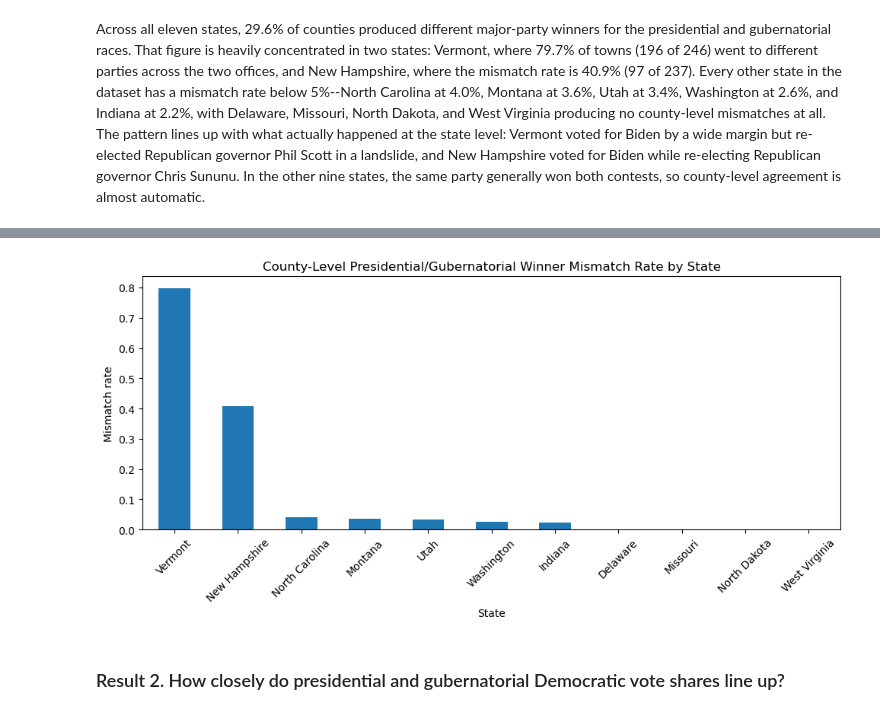
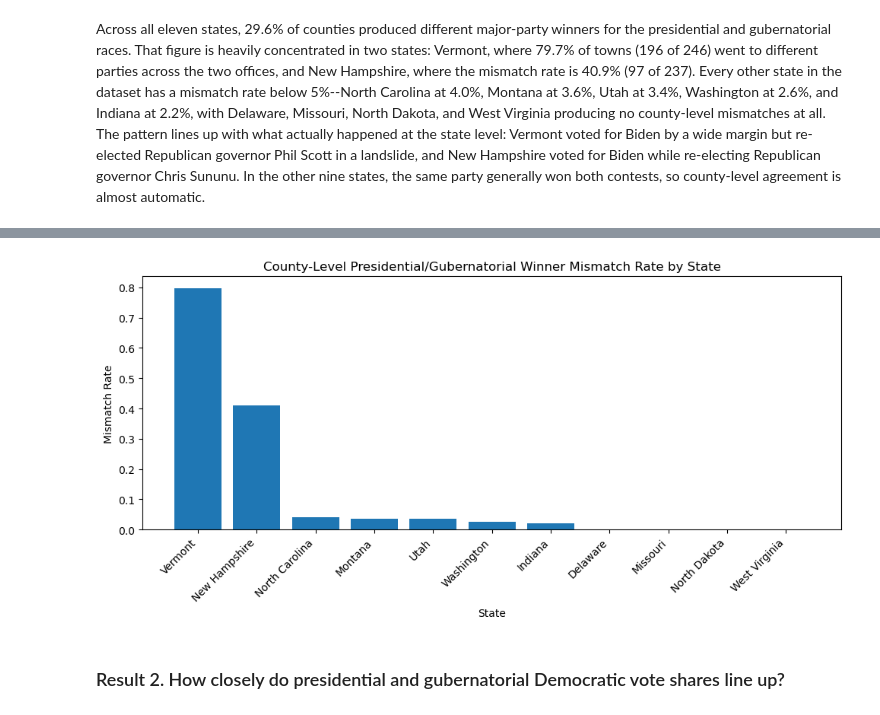
Before and after one commit to Quinn6965/DataSci151_FinalProject, a Jupyter notebook: elections_finalProject.ipynb, the cells around one changed output, grey strips where cells are left out. Cells and saved outputs as stored; diff of their text form; code cells hidden in the pictures.

```diff
--- a/elections_finalProject.ipynb
+++ b/elections_finalProject.ipynb
@@ -35,20 +36,25 @@ pd.set_option('display.max_rows', 50)
 
 This project uses four tables from the 2020 US Election dataset. Two describe the presidential race: president_county_candidate.csv (32,177 rows) contains one row per candidate per county, listing the candidate's name, party, and vote total, while president_county.csv (4,633 rows) gives one row per county with the total ballots cast. The other two describe the 2020 gubernatorial races: governors_county_candidate.csv (5,145 rows) has one row per gubernatorial candidate per county, and governors_county.csv (1,025 rows) has one row per county with total ballots cast in the gubernatorial contest. The presidential files cover all fifty states plus Washington DC, while the gubernatorial files cover only the eleven states which held a governor's race in 2020. This is what ultimately bounds the scope of our analysis. Each row in the candidate files represents a single candidate's performance in a single county, and each row in the county-total files represents one county. One data-structure note worth flagging: in Vermont and New Hampshire, the dataset reports results at the town level rather than at the true county level, so the "county" row counts for those two states (246 and 237, respectively) are higher than their actual number of counties. We decided to keep the dataset's original naming structure and refer to these units as "counties" throughout, but this means Vermont and New Hampshire are disproportionately represented in our row-level statistics.
 # %%
-#load data
 
 pres_cand = pd.read_csv("4-US_Election_2020/president_county_candidate.csv")
 pres_total = pd.read_csv("4-US_Election_2020/president_county.csv")
 gov_cand = pd.read_csv("4-US_Election_2020/governors_county_candidate.csv")
 gov_total = pd.read_csv("4-US_Election_2020/governors_county.csv")
 
+dataframes = {
+    "President Candidate Data": pres_cand,
+    "President County Totals": pres_total,
+    "Governor Candidate Data": gov_cand,
+    "Governor County Totals": gov_total
+}
 
-#print for data viewing
-for name, df in [('pres_cand', pres_cand), ('gov_cand', gov_cand), ('pres_total', pres_total), ('gov_total', gov_total)]:
-    print(f'\n{name}')
-    print('shape:', df.shape)
-    print(df.head(3))
+for name, df in dataframes.items():
+    display(Markdown(f"### {name}"))
+    display(Markdown(f"**Total rows:** {len(df):,}"))
+    display(df.head(2).style.hide(axis="index"))
 
+display(Markdown(f"### Town-level Example: Vermont"))
 df_townExample = pres_cand.query("state == 'Vermont'")
-df_townExample.head(3)
+display(df_townExample.head(3).style.hide(axis="index"))
 # %% [output]
@@ -109,5 +143,5 @@ Before merging, we standardize the four tables so equivalent fields have the sam
 # %%
 #printing for data viewing
-for name, df in [('pres_cand', pres_cand), ('gov_cand', gov_cand), ('pres_total', pres_total), ('gov_total', gov_total)]:
-    print(f'\n{name} columns:')
-    print(df.columns.tolist())
+#for name, df in [('pres_cand', pres_cand), ('gov_cand', gov_cand), ('pres_total', pres_total), ('gov_total', gov_total)]:
+   # print(f'\n{name} columns:')
+  #  print(df.columns.tolist())
@@ -394,15 +446,22 @@ Overall county-level mismatch rate: 0.296
 # %%
 #plot: mismatch rate by state
 
-mismatch_by_state['mismatch_rate'].plot(kind='bar', figsize=(10, 5))
+plt.figure(figsize=(10, 5))
+
+plt.bar(
+    mismatch_by_state['State'],
+    mismatch_by_state['Mismatch Rate']
+)
+
 plt.title('County-Level Presidential/Gubernatorial Winner Mismatch Rate by State')
 plt.xlabel('State')
-plt.ylabel('Mismatch rate')
-plt.xticks(rotation=45)
+plt.ylabel('Mismatch Rate')
+plt.xticks(rotation=45, ha='right')
 plt.tight_layout()
+
 plt.show()
 # %% [output]
-[figure, old version]
+[figure, new version]
 # %% [markdown]
 ### Result 2. How closely do presidential and gubernatorial Democratic vote shares line up?
 # %% [markdown]
```
Also changed, not shown: parts of 20 cells of this notebook.
